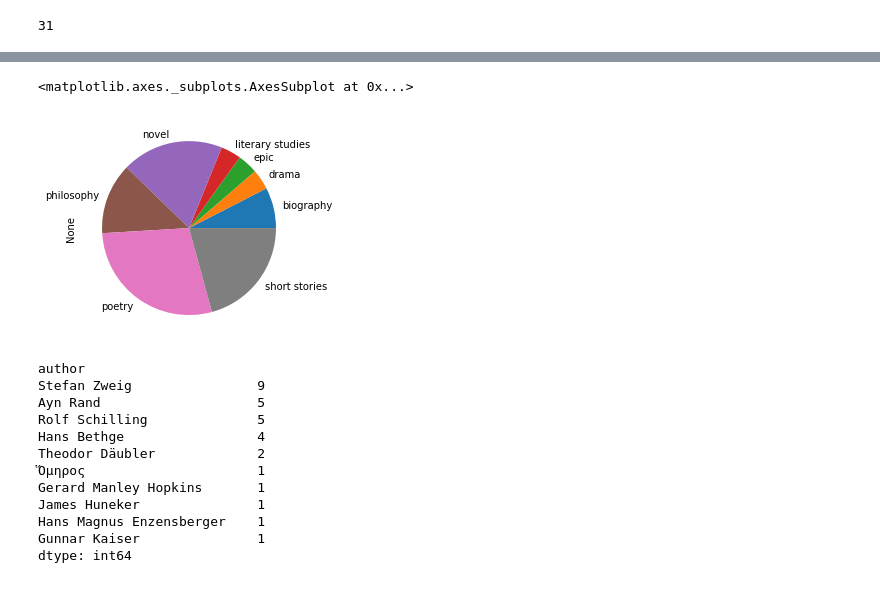
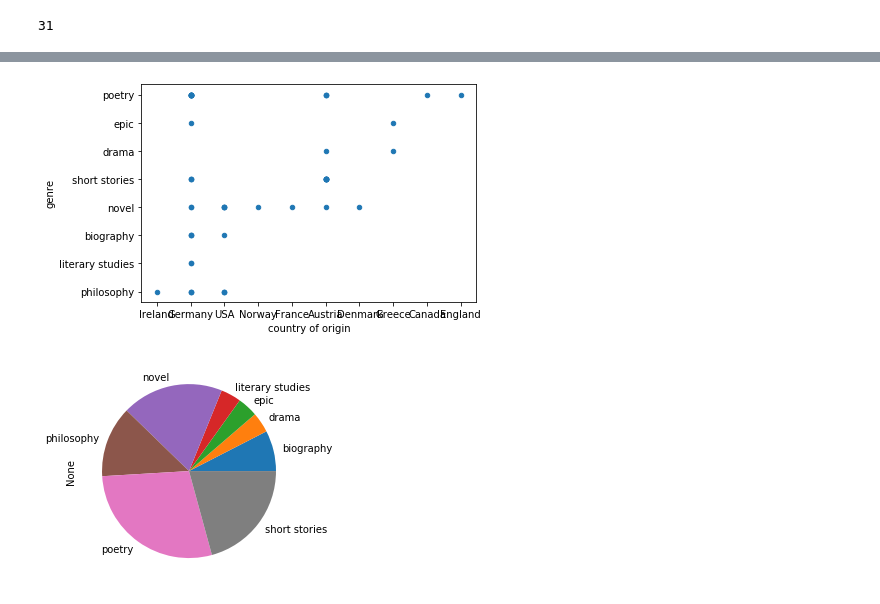
Before and after one commit to kmein/book-stats, a Jupyter notebook: Books.ipynb, the cells around one changed output, grey strips where cells are left out. Saved outputs shown, nothing was run; the diff lists cells and outputs as text; code cells hidden in the pictures.

```diff
--- a/Books.ipynb
+++ b/Books.ipynb
@@ -29,22 +31,9 @@ pyplot.scatter(recent_book_data["year"], recent_book_data["genre"])
+# %%
+_ = book_data.plot.scatter("country of origin", "genre")
+# %% [output]
+[figure, added]
 # %%
 # Pie of genres
-book_data.groupby("genre").size().plot.pie()
+_ = book_data.groupby("genre").size().plot.pie()
 # %% [output]
-<matplotlib.axes._subplots.AxesSubplot at 0x...>
 [figure]
-# %%
-# Top 10 authors
-book_data.groupby("author").size().sort_values(ascending=False).head(10)
-# %% [output]
-author
-Stefan Zweig                9
-Ayn Rand                    5
-Rolf Schilling              5
-Hans Bethge                 4
-Theodor Däubler             2
-Ὅμηρος                      1
-Gerard Manley Hopkins       1
-James Huneker               1
-Hans Magnus Enzensberger    1
-Gunnar Kaiser               1
-dtype: int64
```
Also changed, not shown: parts of 6 cells of this notebook, 1 other file.
